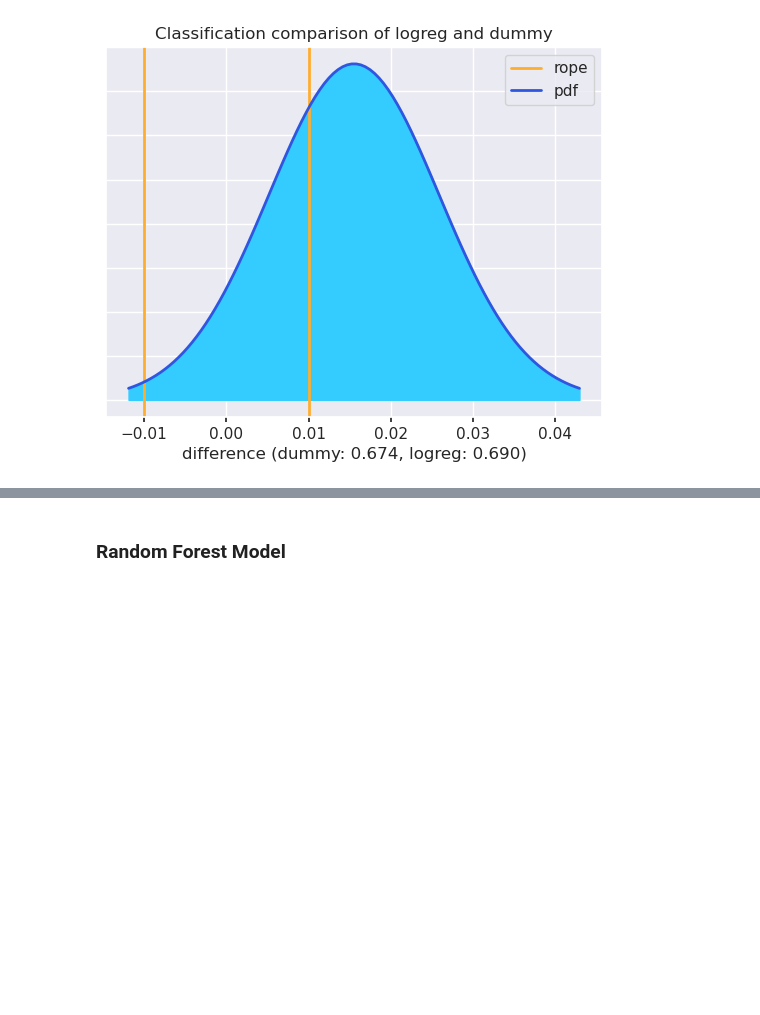
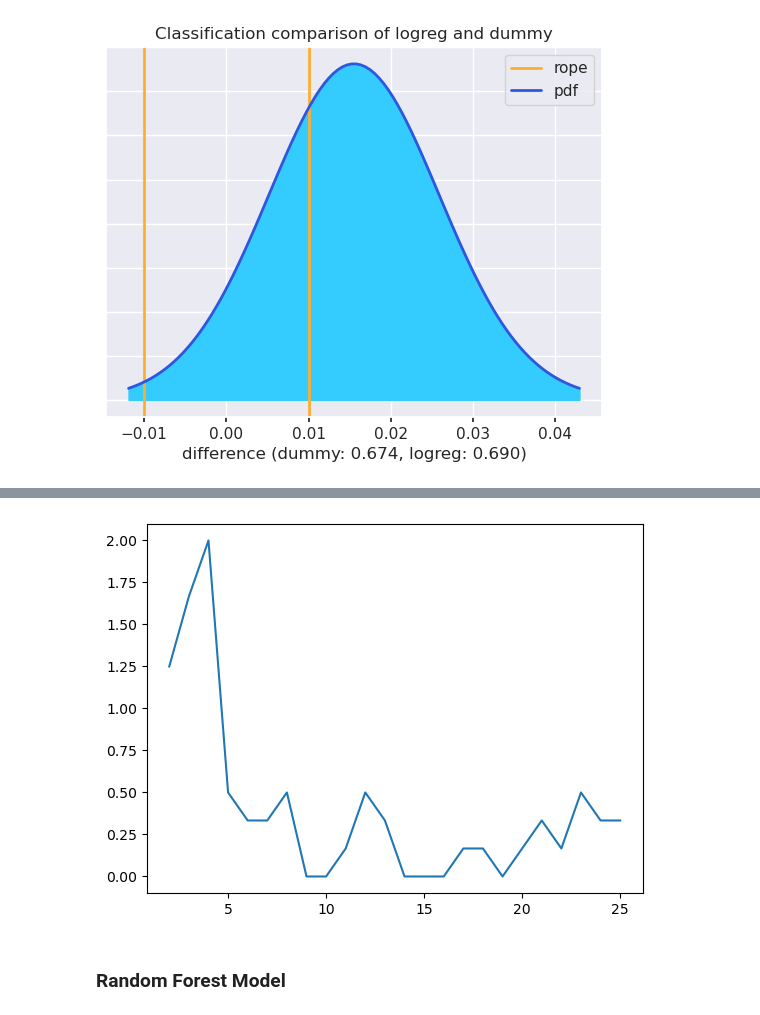
Before and after one commit to NRKako/machine_learning, a Jupyter notebook: self_harm.ipynb, the cells around one changed output, grey strips where cells are left out. Drawn from its saved outputs; the diff is of its cells as text; code cells hidden in the pictures; blank space fills up the shorter version.

```diff
--- a/self_harm.ipynb
+++ b/self_harm.ipynb
@@ -737,3 +747,27 @@ None
+# %%
+# feature rank instability plot
+# how much feature rank changes over aggregations of successively larger number of permutation importance iterations
+instability = pd.Series(index=range(2,26), dtype='float')
+
+# compute feature rank instability between 1st iteration and the aggregation of the 1st 2 iterations
+agg1 = perm_results_df.iloc[:, 0].rank(ascending=False)
+agg2 = perm_results_df.iloc[:, 0:2].mean(axis=1).rank(ascending=False)
+instability[2] = abs(agg2 - agg1).mean()
+
+# compute feature rank instability between successive aggregations
+for i in range(3,26):
+    agg1 = perm_results_df.iloc[:, 0:(i-1)].mean(axis=1).rank(ascending=False)
+    agg2 = perm_results_df.iloc[:, 0:i].mean(axis=1).rank(ascending=False)
+    instability[i] = abs(agg2 - agg1).mean()
+
+# plot feature rank instability
+plt.plot(instability.index, instability)
+plt.xlabel("Iterations Aggregated")
+plt.ylabel("Feature Rank Instability")
+plt.title("Feature Rank Instability")
+None
+# %% [output]
+[figure, added]
 # %% [markdown]
 ### Random Forest Model
 # %%
```
Also changed, not shown: parts of 2 cells of this notebook.
